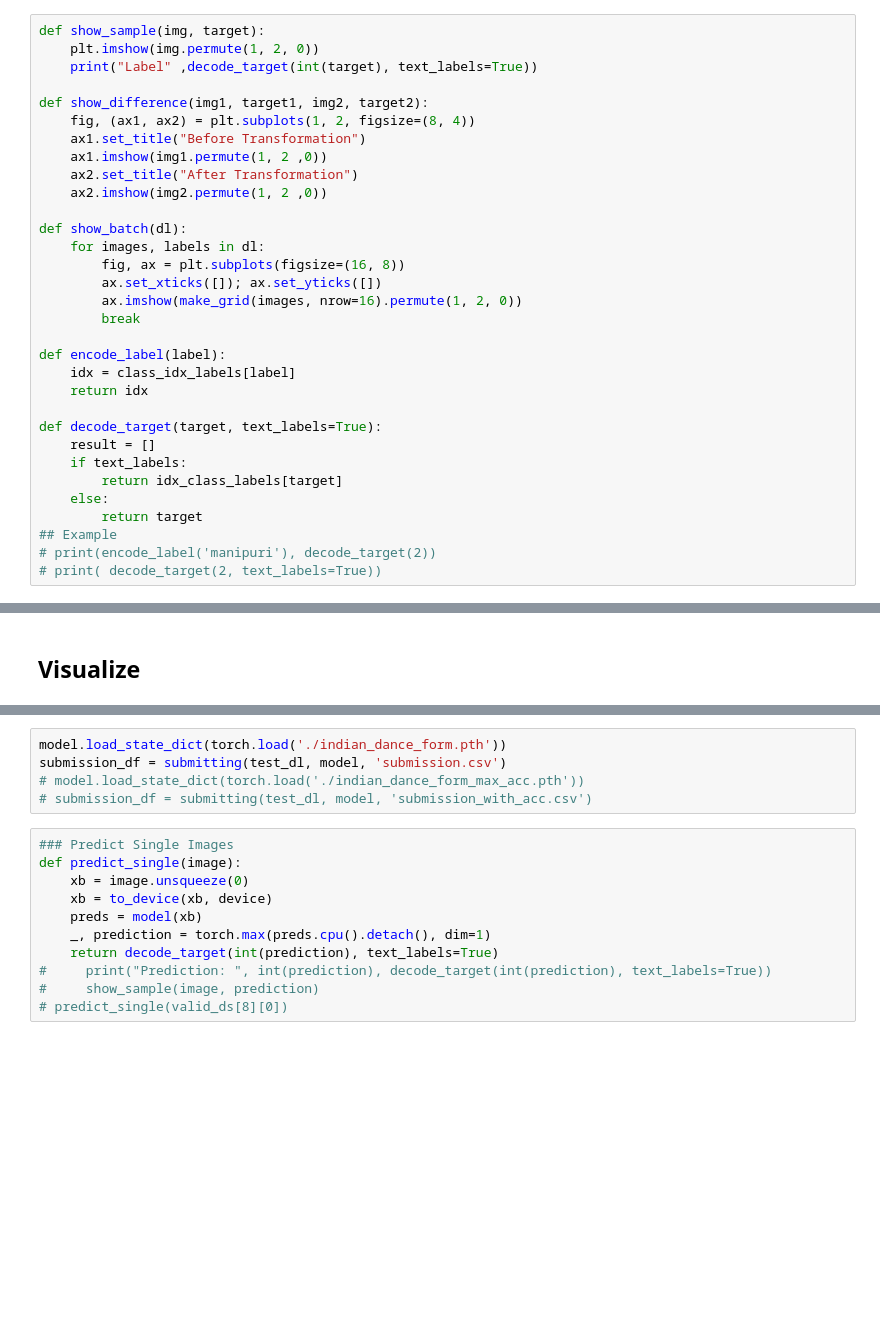
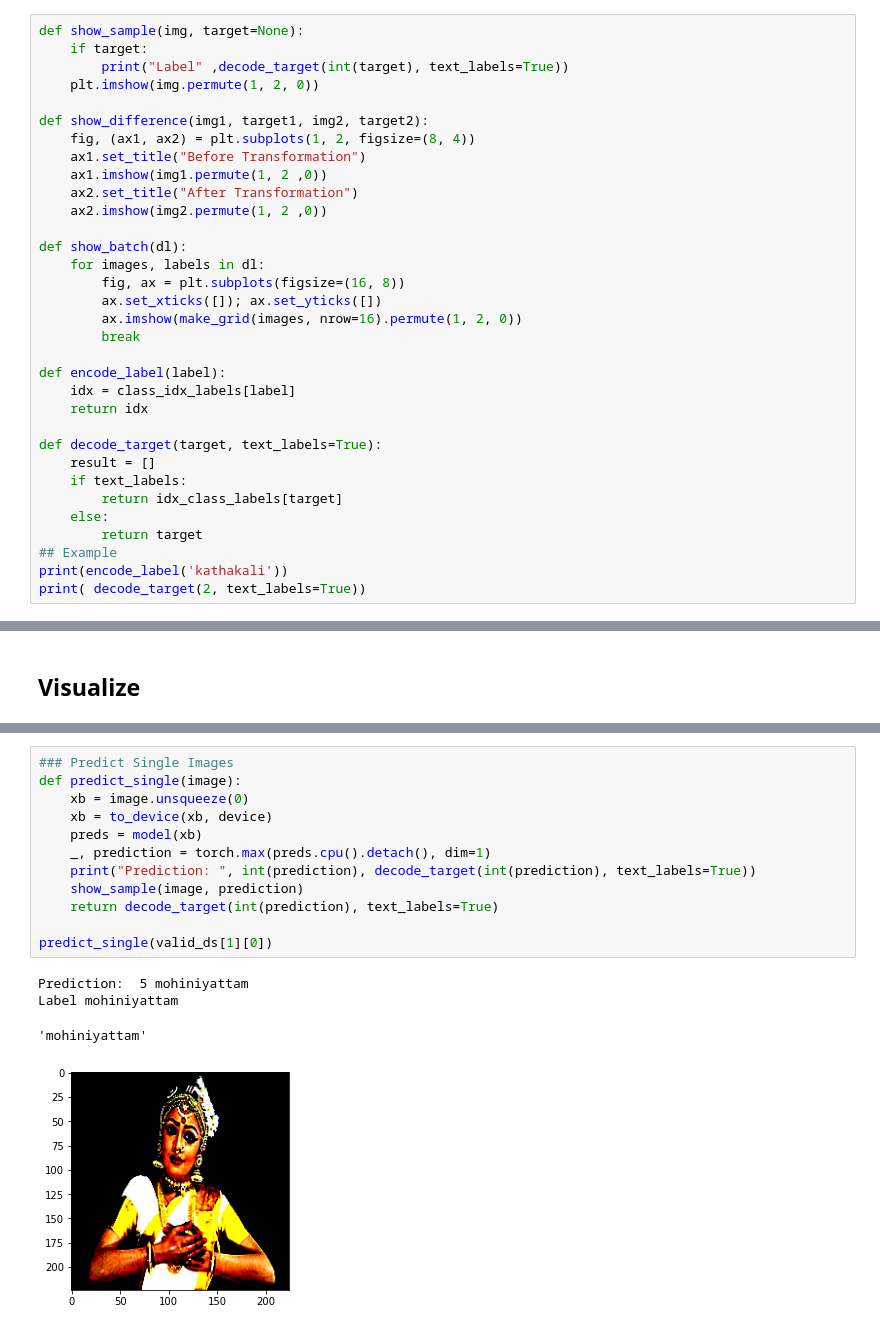
Before and after one commit to raoofnaushad/IndianDanceForms, a Jupyter notebook: Indian Dance Forms - Final.ipynb, the cells around one changed output, grey strips where cells are left out. Saved outputs shown, nothing was run; the diff lists cells and outputs as text; blank space fills up the shorter version.

```diff
--- a/Indian Dance Forms - Final.ipynb
+++ b/Indian Dance Forms - Final.ipynb
@@ -68,9 +74,10 @@ torch.manual_seed(10)
 # %% [markdown]
 ### Utility Functions
 # %%
-def show_sample(img, target):
+def show_sample(img, target=None):
+    if target:
+        print("Label" ,decode_target(int(target), text_labels=True))
     plt.imshow(img.permute(1, 2, 0))
-    print("Label" ,decode_target(int(target), text_labels=True))
 
 def show_difference(img1, target1, img2, target2):
     fig, (ax1, ax2) = plt.subplots(1, 2, figsize=(8, 4))
@@ -97,5 +104,5 @@ def decode_target(target, text_labels=True):
     else:
         return target
 ## Example
-# print(encode_label('manipuri'), decode_target(2))
-# print( decode_target(2, text_labels=True))
+print(encode_label('kathakali'))
+print( decode_target(2, text_labels=True))
@@ -491,16 +425,17 @@ def submitting(test_dl, model, sub_fname):
-# %%
-model.load_state_dict(torch.load('./indian_dance_form.pth'))
-submission_df = submitting(test_dl, model, 'submission.csv')
-# model.load_state_dict(torch.load('./indian_dance_form_max_acc.pth'))
-# submission_df = submitting(test_dl, model, 'submission_with_acc.csv')
 # %%
 ### Predict Single Images
 def predict_single(image):
     xb = image.unsqueeze(0)
     xb = to_device(xb, device)
     preds = model(xb)
     _, prediction = torch.max(preds.cpu().detach(), dim=1)
+    print("Prediction: ", int(prediction), decode_target(int(prediction), text_labels=True))
+    show_sample(image, prediction)
     return decode_target(int(prediction), text_labels=True)
-#     print("Prediction: ", int(prediction), decode_target(int(prediction), text_labels=True))
-#     show_sample(image, prediction)
-# predict_single(valid_ds[8][0])
+
+predict_single(valid_ds[1][0])
+# %% [output]
+Prediction:  5 mohiniyattam
+Label mohiniyattam
+'mohiniyattam'
+[figure, added]
```
Also changed, not shown: parts of 30 cells of this notebook.
